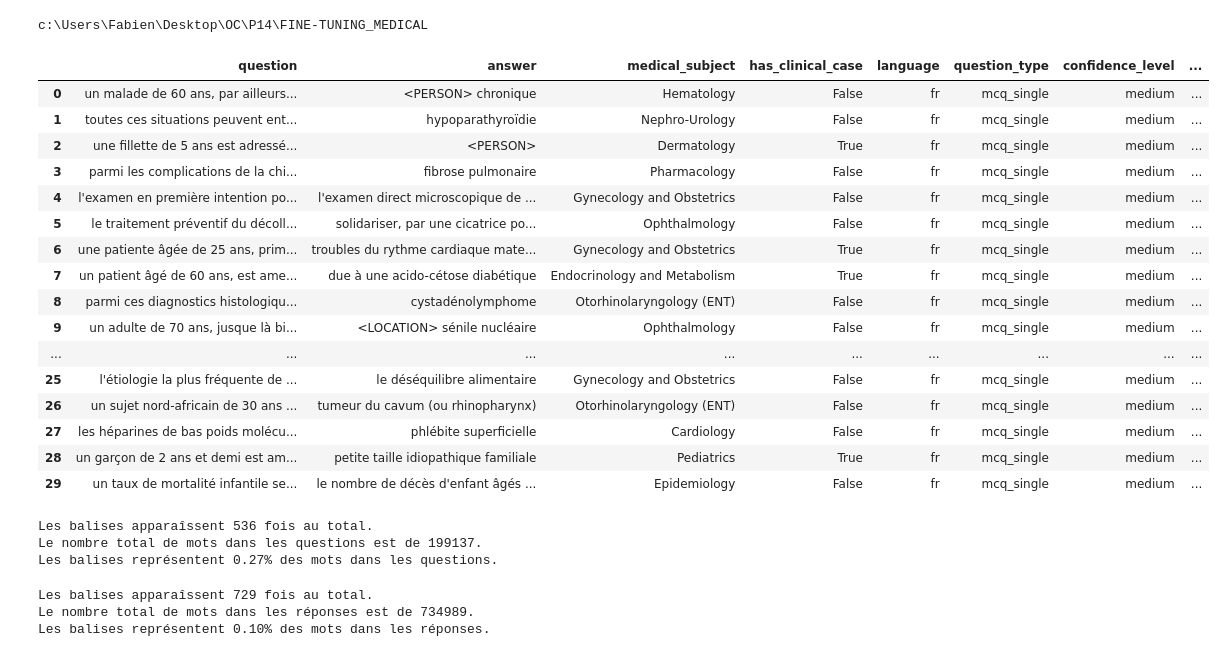
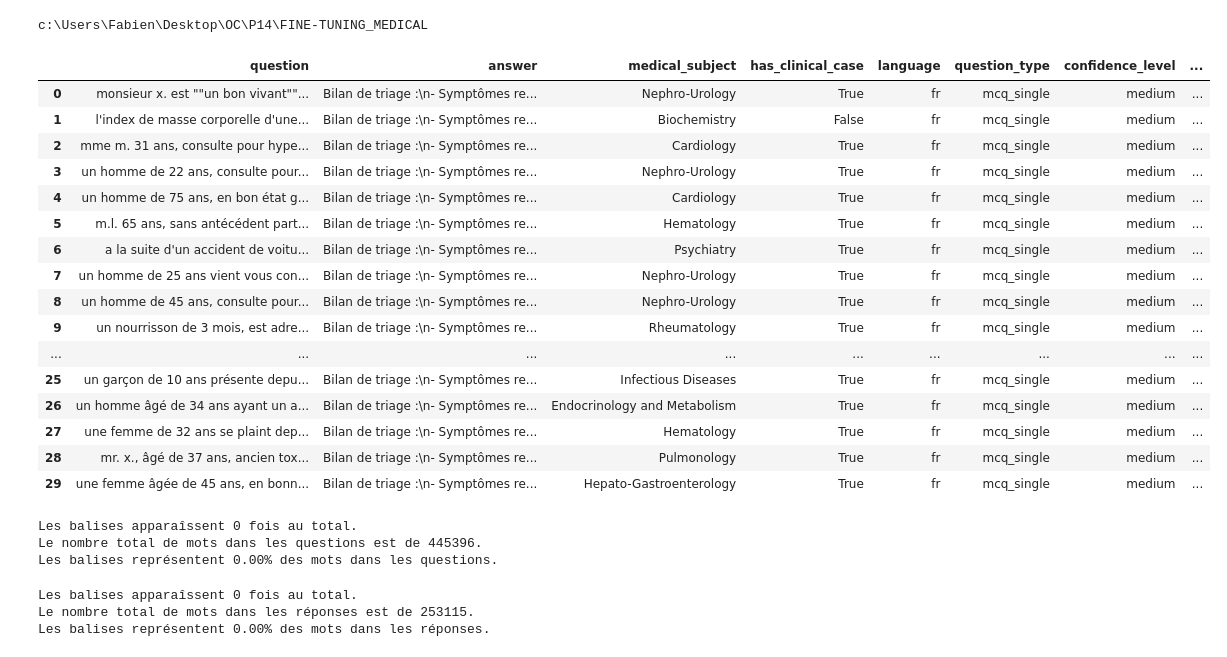
Before and after one commit to RandomFab/medical-triage-llm-finetuning, a Jupyter notebook: notebooks/EDA/sft_dataset_analysis.ipynb, the cells around one changed output. Saved outputs shown, nothing was run; the diff lists cells and outputs as text; code cells hidden in the pictures.

```diff
--- a/notebooks/EDA/sft_dataset_analysis.ipynb
+++ b/notebooks/EDA/sft_dataset_analysis.ipynb
@@ -10,26 +10,26 @@ print(ROOT_PROJECT)
 # %% [output]
 c:\Users\Fabien\Desktop\OC\P14\FINE-TUNING_MEDICAL
 # %%
-df = pd.read_parquet(ROOT_PROJECT / "data" / "processed" / "sft_dataset" / "sft_dataset.parquet")
+df = pd.read_parquet(ROOT_PROJECT / "data" / "processed" / "sft_dataset" / "sft_dataset_augmented.parquet")
 df.head(30)
 # %% [output]
 |  | question | answer | medical_subject | has_clinical_case | language | question_type | confidence_level | ... |
-| 0 | un malade de 60 ans, par ailleurs... | <PERSON> chronique | Hematology | False | fr | mcq_single | medium | ... |
-| 1 | toutes ces situations peuvent ent... | hypoparathyroïdie | Nephro-Urology | False | fr | mcq_single | medium | ... |
-| 2 | une fillette de 5 ans est adressé... | <PERSON> | Dermatology | True | fr | mcq_single | medium | ... |
-| 3 | parmi les complications de la chi... | fibrose pulmonaire | Pharmacology | False | fr | mcq_single | medium | ... |
-| 4 | l'examen en première intention po... | l'examen direct microscopique de ... | Gynecology and Obstetrics | False | fr | mcq_single | medium | ... |
-| 5 | le traitement préventif du décoll... | solidariser, par une cicatrice po... | Ophthalmology | False | fr | mcq_single | medium | ... |
-| 6 | une patiente âgée de 25 ans, prim... | troubles du rythme cardiaque mate... | Gynecology and Obstetrics | True | fr | mcq_single | medium | ... |
-| 7 | un patient âgé de 60 ans, est ame... | due à une acido-cétose diabétique | Endocrinology and Metabolism | True | fr | mcq_single | medium | ... |
-| 8 | parmi ces diagnostics histologiqu... | cystadénolymphome | Otorhinolaryngology (ENT) | False | fr | mcq_single | medium | ... |
-| 9 | un adulte de 70 ans, jusque là bi... | <LOCATION> sénile nucléaire | Ophthalmology | False | fr | mcq_single | medium | ... |
+| 0 | monsieur x. est ""un bon vivant""... | Bilan de triage :\n- Symptômes re... | Nephro-Urology | True | fr | mcq_single | medium | ... |
+| 1 | l'index de masse corporelle d'une... | Bilan de triage :\n- Symptômes re... | Biochemistry | False | fr | mcq_single | medium | ... |
+| 2 | mme m. 31 ans, consulte pour hype... | Bilan de triage :\n- Symptômes re... | Cardiology | True | fr | mcq_single | medium | ... |
+| 3 | un homme de 22 ans, consulte pour... | Bilan de triage :\n- Symptômes re... | Nephro-Urology | True | fr | mcq_single | medium | ... |
+| 4 | un homme de 75 ans, en bon état g... | Bilan de triage :\n- Symptômes re... | Cardiology | True | fr | mcq_single | medium | ... |
+| 5 | m.l. 65 ans, sans antécédent part... | Bilan de triage :\n- Symptômes re... | Hematology | True | fr | mcq_single | medium | ... |
+| 6 | a la suite d'un accident de voitu... | Bilan de triage :\n- Symptômes re... | Psychiatry | True | fr | mcq_single | medium | ... |
+| 7 | un homme de 25 ans vient vous con... | Bilan de triage :\n- Symptômes re... | Nephro-Urology | True | fr | mcq_single | medium | ... |
+| 8 | un homme de 45 ans, consulte pour... | Bilan de triage :\n- Symptômes re... | Nephro-Urology | True | fr | mcq_single | medium | ... |
+| 9 | un nourrisson de 3 mois, est adre... | Bilan de triage :\n- Symptômes re... | Rheumatology | True | fr | mcq_single | medium | ... |
 | ... | ... | ... | ... | ... | ... | ... | ... | ... |
-| 25 | l'étiologie la plus fréquente de ... | le déséquilibre alimentaire | Gynecology and Obstetrics | False | fr | mcq_single | medium | ... |
-| 26 | un sujet nord-africain de 30 ans ... | tumeur du cavum (ou rhinopharynx) | Otorhinolaryngology (ENT) | False | fr | mcq_single | medium | ... |
-| 27 | les héparines de bas poids molécu... | phlébite superficielle | Cardiology | False | fr | mcq_single | medium | ... |
-| 28 | un garçon de 2 ans et demi est am... | petite taille idiopathique familiale | Pediatrics | True | fr | mcq_single | medium | ... |
-| 29 | un taux de mortalité infantile se... | le nombre de décès d'enfant âgés ... | Epidemiology | False | fr | mcq_single | medium | ... |
+| 25 | un garçon de 10 ans présente depu... | Bilan de triage :\n- Symptômes re... | Infectious Diseases | True | fr | mcq_single | medium | ... |
+| 26 | un homme âgé de 34 ans ayant un a... | Bilan de triage :\n- Symptômes re... | Endocrinology and Metabolism | True | fr | mcq_single | medium | ... |
+| 27 | une femme de 32 ans se plaint dep... | Bilan de triage :\n- Symptômes re... | Hematology | True | fr | mcq_single | medium | ... |
+| 28 | mr. x., âgé de 37 ans, ancien tox... | Bilan de triage :\n- Symptômes re... | Pulmonology | True | fr | mcq_single | medium | ... |
+| 29 | une femme âgée de 45 ans, en bonn... | Bilan de triage :\n- Symptômes re... | Hepato-Gastroenterology | True | fr | mcq_single | medium | ... |
 # %%
 total_count = df['question'].str.count('LOCATION').sum()
 nb_words = df['question'].str.split().apply(len).sum()
@@ -37,9 +37,9 @@ print(f"Les balises apparaîssent {total_count} fois au total.")
 print(f"Le nombre total de mots dans les questions est de {nb_words}.")
 print(f"Les balises représentent {total_count/nb_words:.2%} des mots dans les questions.")
 # %% [output]
-Les balises apparaîssent 536 fois au total.
-Le nombre total de mots dans les questions est de 199137.
-Les balises représentent 0.27% des mots dans les questions.
+Les balises apparaîssent 0 fois au total.
+Le nombre total de mots dans les questions est de 445396.
+Les balises représentent 0.00% des mots dans les questions.
 # %%
 total_count = df['answer'].str.count('<LOCATION>').sum()
 nb_words = df['answer'].str.split().apply(len).sum()
@@ -47,9 +47,9 @@ print(f"Les balises apparaîssent {total_count} fois au total.")
 print(f"Le nombre total de mots dans les réponses est de {nb_words}.")
 print(f"Les balises représentent {total_count/nb_words:.2%} des mots dans les réponses.")
 # %% [output]
-Les balises apparaîssent 729 fois au total.
-Le nombre total de mots dans les réponses est de 734989.
-Les balises représentent 0.10% des mots dans les réponses.
+Les balises apparaîssent 0 fois au total.
+Le nombre total de mots dans les réponses est de 253115.
+Les balises représentent 0.00% des mots dans les réponses.
 # %%
 # Nombre de lignes touchées (au moins 1 balise)
 mask_answer = df['answer'].str.contains(r'<[^>]+>', regex=True)
```
Also changed, not shown: parts of 1 cell of this notebook, 4 other files.
